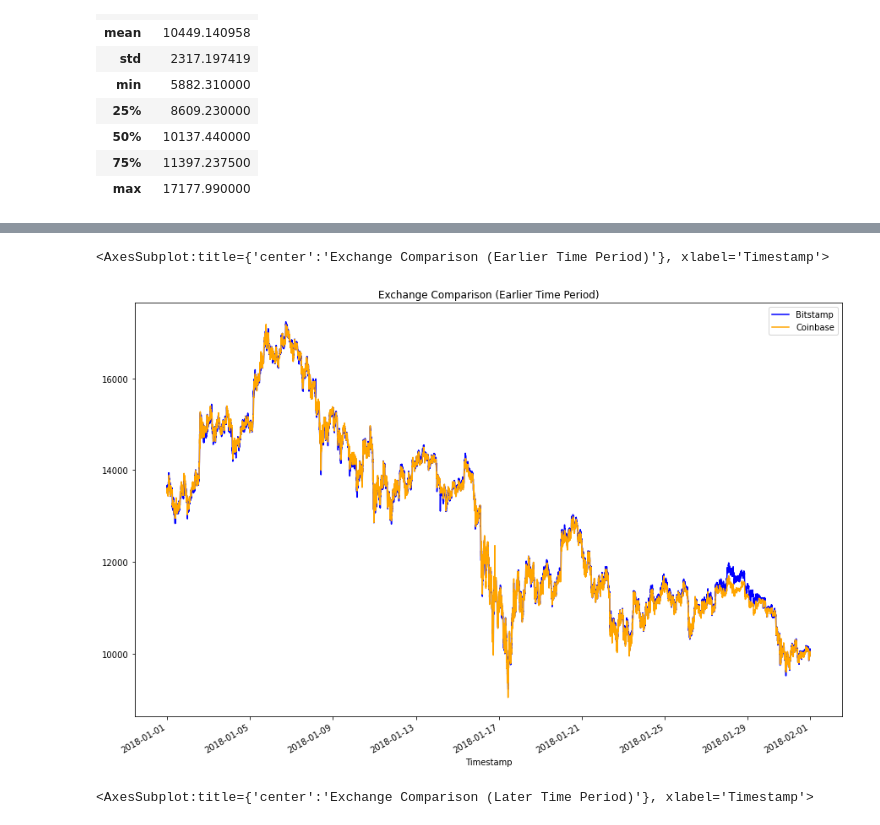
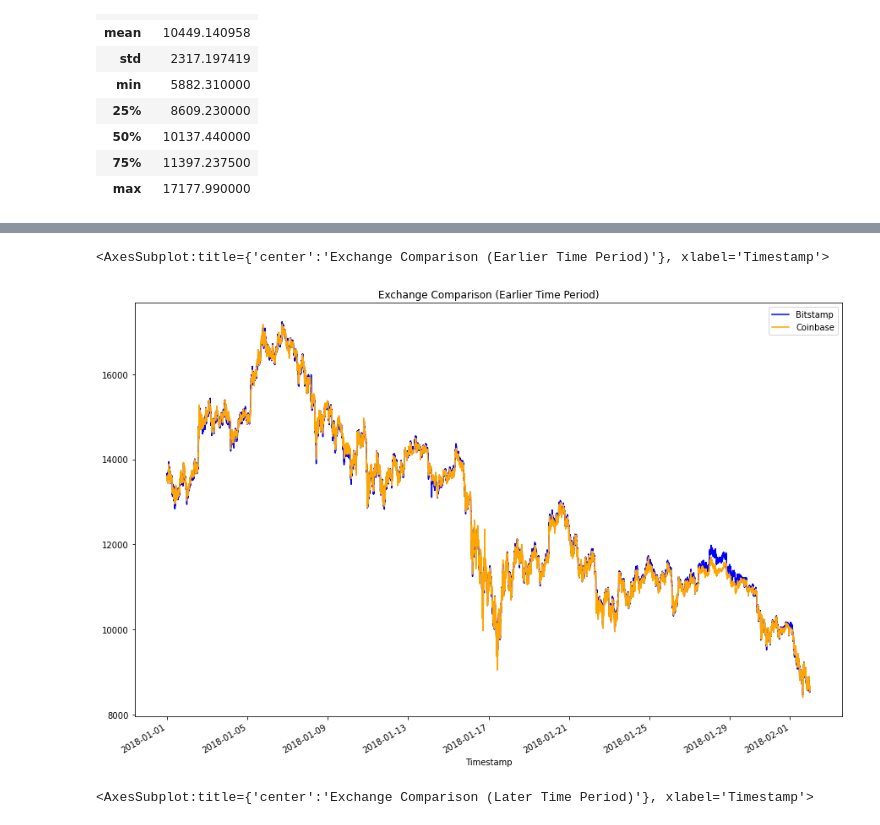
Before and after one commit to YanjunLin-Andrie/Crypto_arbitrage, a Jupyter notebook: crypto_arbitrage.ipynb, the cells around one changed output, grey strips where cells are left out. Cells and saved outputs as stored; diff of their text form; code cells hidden in the pictures.

Commit message:
Data analyzation done

```diff
--- a/crypto_arbitrage.ipynb
+++ b/crypto_arbitrage.ipynb
@@ -288,11 +282,15 @@ coinbase.loc[:,['Close']].plot(legend=True, figsize=(15, 10), color="orange", la
 # %%
 # Using the loc and plot functions, create an overlay plot that visualizes
 # the price action of both DataFrames for a one month period early in the dataset
 # Be sure to include the parameters: legend, figure size, title, and color and label
-# YOUR CODE HERE
+# Overlay the visualizations for the bitstamp and coinbase DataFrames for 2018 January
+bitstamp['Close'].loc['2018-01-01' : '2018-02-01'].plot(
+    legend=True, figsize=(15, 10), title="Exchange Comparison (Earlier Time Period)", color="blue", label="Bitstamp")
+coinbase['Close'].loc['2018-01-01' : '2018-02-01'].plot(
+    legend=True, figsize=(15, 10), color="orange", label="Coinbase")
 # %% [output]
 <AxesSubplot:title={'center':'Exchange Comparison (Earlier Time Period)'}, xlabel='Timestamp'>
-[figure, old version]
+[figure, new version]
 # %%
 # Using the loc and plot functions, create an overlay plot that visualizes
 # the price action of both DataFrames for a one month period later in the dataset
```
Also changed, not shown: parts of 48 cells of this notebook.
